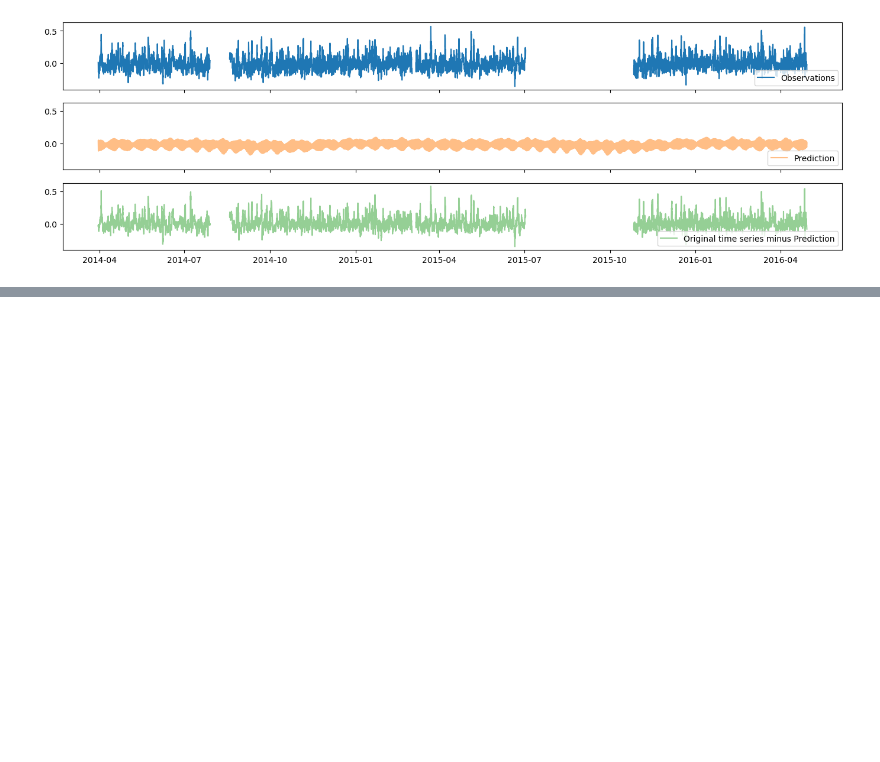
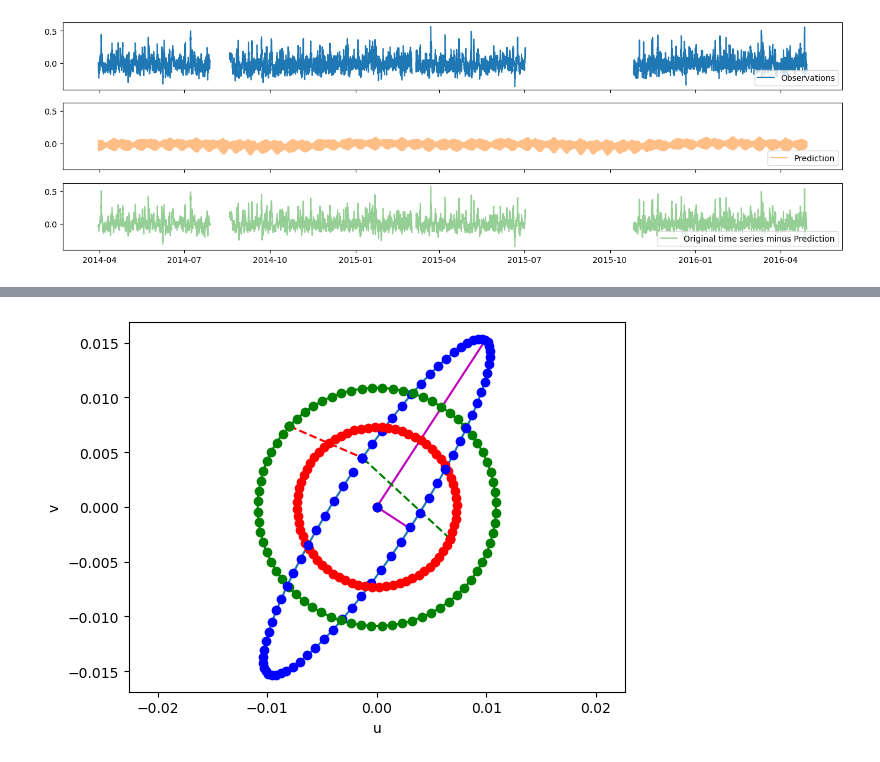
Before and after one commit to LaPoGeoMar/Proj_Modelagem_Pellet, a Jupyter notebook: 2022-MAArE_ADCP/01-adcp_MAArE-tides.ipynb, the cells around one changed output, grey strips where cells are left out. Saved outputs shown, nothing was run; the diff lists cells and outputs as text; code cells hidden in the pictures; blank space fills up the shorter version.

```diff
--- a/2022-MAArE_ADCP/01-adcp_MAArE-tides.ipynb
+++ b/2022-MAArE_ADCP/01-adcp_MAArE-tides.ipynb
@@ -170,0 +176,4 @@ tidal_ellipse.do_the_plot(SEMA, ECC, INC, PHA)
+# %%
+plot_ellipse("SA")
+# %% [output]
+[figure, added]
```
Also changed, not shown: parts of 7 cells of this notebook, 1 other file.
